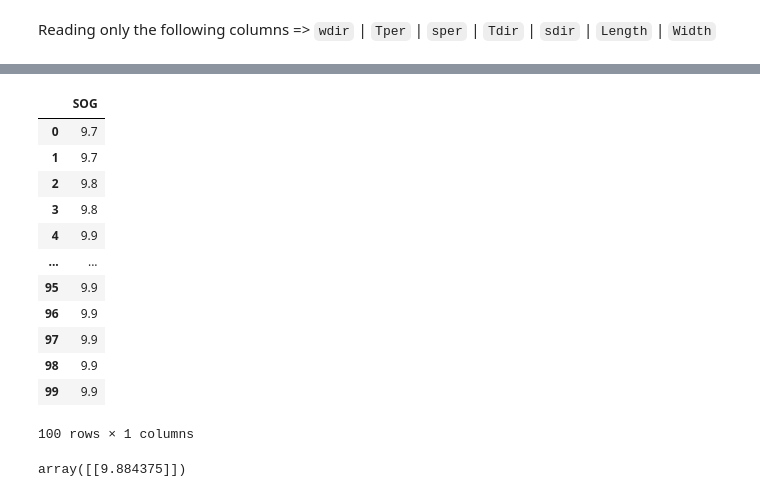
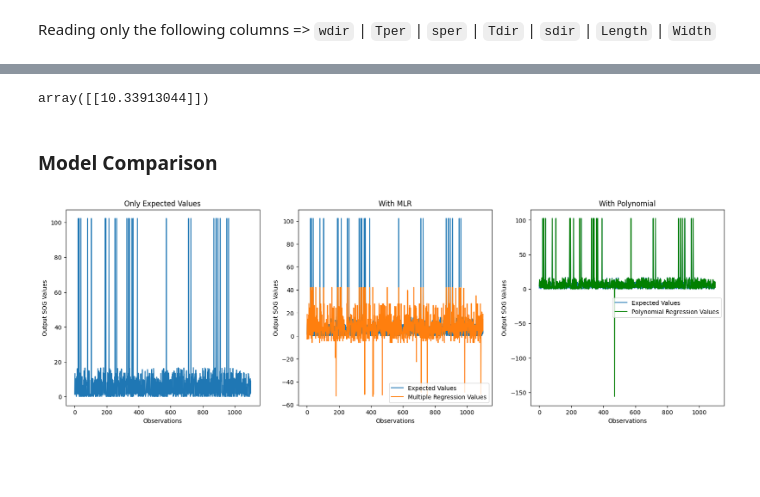
Before and after one commit to Pratit23/Oil-Spill-Prediction-AIS, a Jupyter notebook: Regression.ipynb, the cells around one changed output, grey strips where cells are left out. Drawn from its saved outputs; the diff is of its cells as text; code cells hidden in the pictures; blank space fills up the shorter version.

Commit message:
documented and visualized regression python file

```diff
--- a/Regression.ipynb
+++ b/Regression.ipynb
@@ -90,22 +133,47 @@ X.head(100)
-# %%
-Y.head(100)
-# %% [output]
-|  | SOG |
-| 0 | 9.7 |
-| 1 | 9.7 |
-| 2 | 9.8 |
-| 3 | 9.8 |
-| 4 | 9.9 |
-| ... | ... |
-| 95 | 9.9 |
-| 96 | 9.9 |
-| 97 | 9.9 |
-| 98 | 9.9 |
-| 99 | 9.9 |
-100 rows × 1 columns
-# %%
-poly_reg_model.predict(poly_model.fit_transform([[
-    180.0,	6.896551,	212.0,	6.27,	307.0,	2.70,	0.37, 80,
-]]))
-# %% [output]
-array([[9.884375]])
+# %%
+poly_reg_model.predict(poly_model.fit_transform([[
+    # 193.0,	7.042254,	208.0,	6.57,	310.0,	134.0,	23.0,
+    # 65.0,	7.575757,	61.0,	7.74,	305.0,	182.0,	40.0,
+    74.0,	8.474576,	69.0,	8.51,	319.0,	120.0,	17.0,
+]]))
+# %% [output]
+array([[10.33913044]])
+# %%
+# output from different models (MLR & PR)
+mlr_y_pred = []
+cleanedXValues = []
+for testX in x_test.values:
+    temp = []
+    for ex in testX:
+        temp.append(ex)
+    cleanedXValues.append(temp)
+
+pr_y_pred = poly_reg_model.predict(poly_model.fit_transform(cleanedXValues))
+mlr_y_pred = reg_model.predict(cleanedXValues)
+# %% [markdown]
+### Model Comparison
+# %%
+# plotting predicted values of different model
+plt.figure(figsize=(20, 6))
+plt.subplot(131)
+plt.xlabel("Observations")
+plt.ylabel("Output SOG Values")
+plt.title("Only Expected Values")
+plt.plot(list(range(0, len(y_test))), y_test, label = "Expected Values")
+plt.subplot(132)
+plt.xlabel("Observations")
+plt.ylabel("Output SOG Values")
+plt.title("With MLR")
+plt.plot(list(range(0, len(y_test))), y_test, label = "Expected Values")
+plt.plot(list(range(0, len(y_test))), mlr_y_pred, label = "Multiple Regression Values")
+plt.legend()
+plt.subplot(133)
+plt.xlabel("Observations")
+plt.ylabel("Output SOG Values")
+plt.title("With Polynomial")
+plt.plot(list(range(0, len(y_test))), y_test, label = "Expected Values")
+plt.plot(list(range(0, len(y_test))), pr_y_pred, label = "Polynomial Regression Values", color="green")
+plt.legend()
+plt.show()
+# %% [output]
+[figure, added]
```
Also changed, not shown: parts of 20 cells of this notebook.
